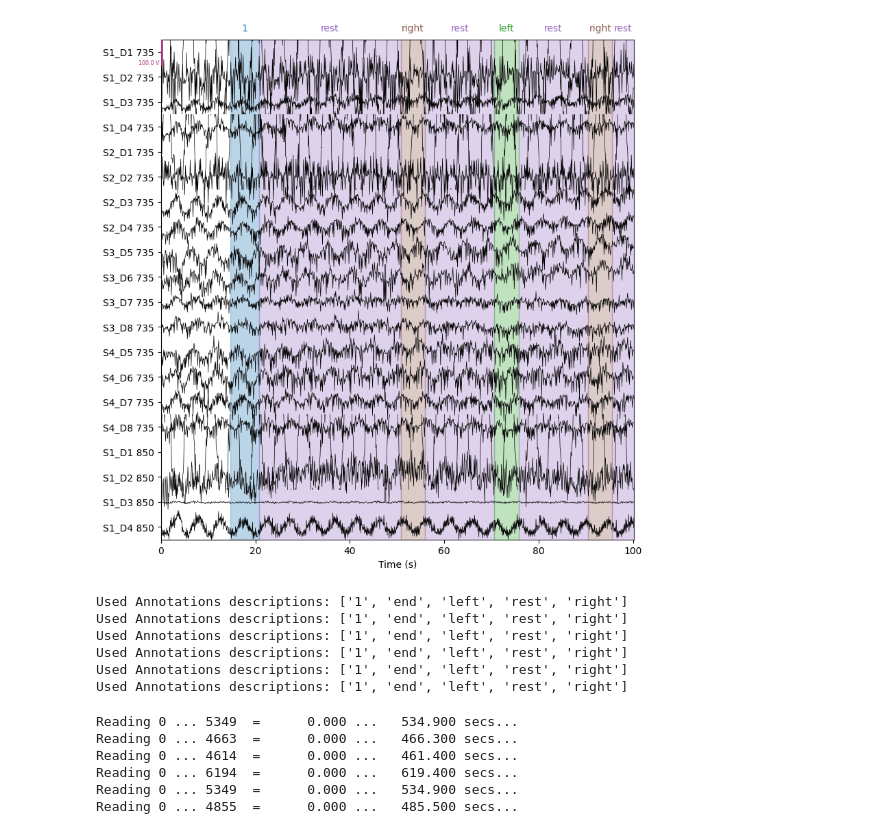
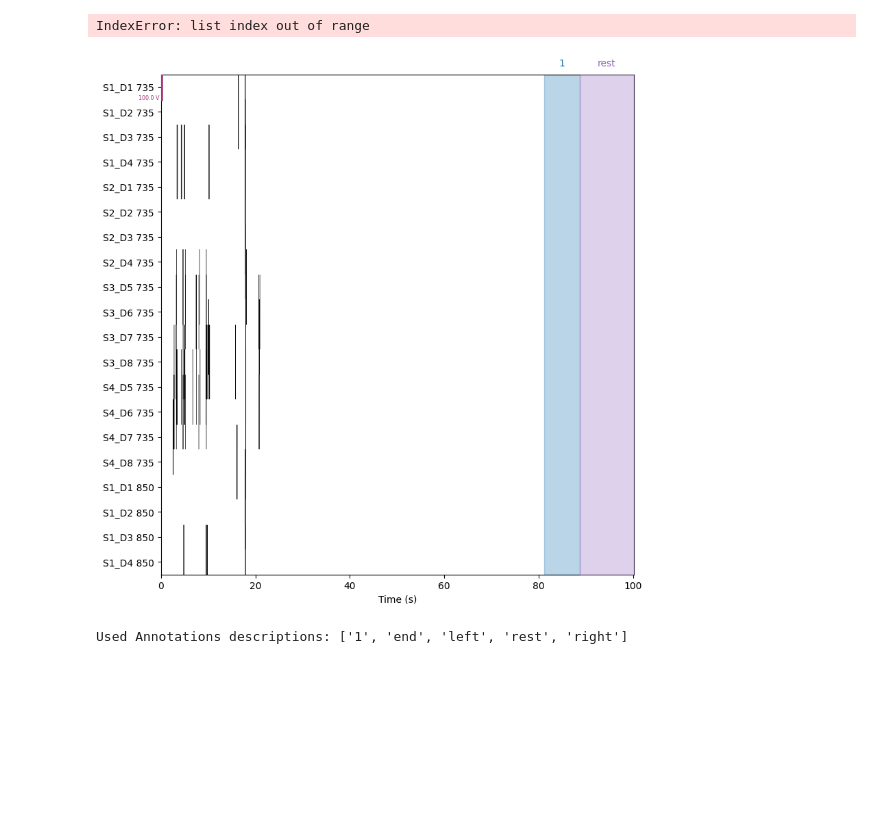
Before and after one commit to neural-imagery/signal-classifier, a Jupyter notebook: load.ipynb, the cells around one changed output. Drawn from its saved outputs; the diff is of its cells as text; code cells hidden in the pictures; blank space fills up the shorter version.

```diff
--- a/load.ipynb
+++ b/load.ipynb
@@ -21,0 +17,3 @@ Loading /Users/rhotter/code/signal-classifier/data/Retinotopy/Steve/steve-scan6-
+# %%
+data = load_retinotopy_data()
+data = data[:1]
@@ -22,10 +33,12 @@ Loading /Users/rhotter/code/signal-classifier/data/Retinotopy/Steve/steve-scan6-
 # %%
 intensity = data[1]
+# %% [output]
+IndexError: list index out of range
 # %%
-intensity.plot(scalings={'fnirs_cw_amplitude': 50}, show_scrollbars=False, duration=100)
+data[0].plot(scalings={'fnirs_cw_amplitude': 50}, show_scrollbars=False, duration=100)
 plt.show()
 # %% [output]
-[figure, old version]
+[figure, new version]
 # %%
 events = []
 event_id = []
@@ -35,11 +48,6 @@ for data_i in data:
     event_id.append(event_id_i)
 # %% [output]
 Used Annotations descriptions: ['1', 'end', 'left', 'rest', 'right']
-Used Annotations descriptions: ['1', 'end', 'left', 'rest', 'right']
-Used Annotations descriptions: ['1', 'end', 'left', 'rest', 'right']
-Used Annotations descriptions: ['1', 'end', 'left', 'rest', 'right']
-Used Annotations descriptions: ['1', 'end', 'left', 'rest', 'right']
-Used Annotations descriptions: ['1', 'end', 'left', 'rest', 'right']
 # %%
 od = []
 for data_i in data:
@@ -47,13 +55,6 @@ for data_i in data:
     od.append(od_i)
     # od.plot(n_channels=len(od.ch_names), duration=100, show_scrollbars=False, scalings={'fnirs_od': 0.1})
     # plt.show()
-# %% [output]
-Reading 0 ... 5349  =      0.000 ...   534.900 secs...
-Reading 0 ... 4663  =      0.000 ...   466.300 secs...
-Reading 0 ... 4614  =      0.000 ...   461.400 secs...
-Reading 0 ... 6194  =      0.000 ...   619.400 secs...
-Reading 0 ... 5349  =      0.000 ...   534.900 secs...
-Reading 0 ... 4855  =      0.000 ...   485.500 secs...
 # %%
 conc = []
 for od_i in od:
```
Also changed, not shown: parts of 8 cells of this notebook.
